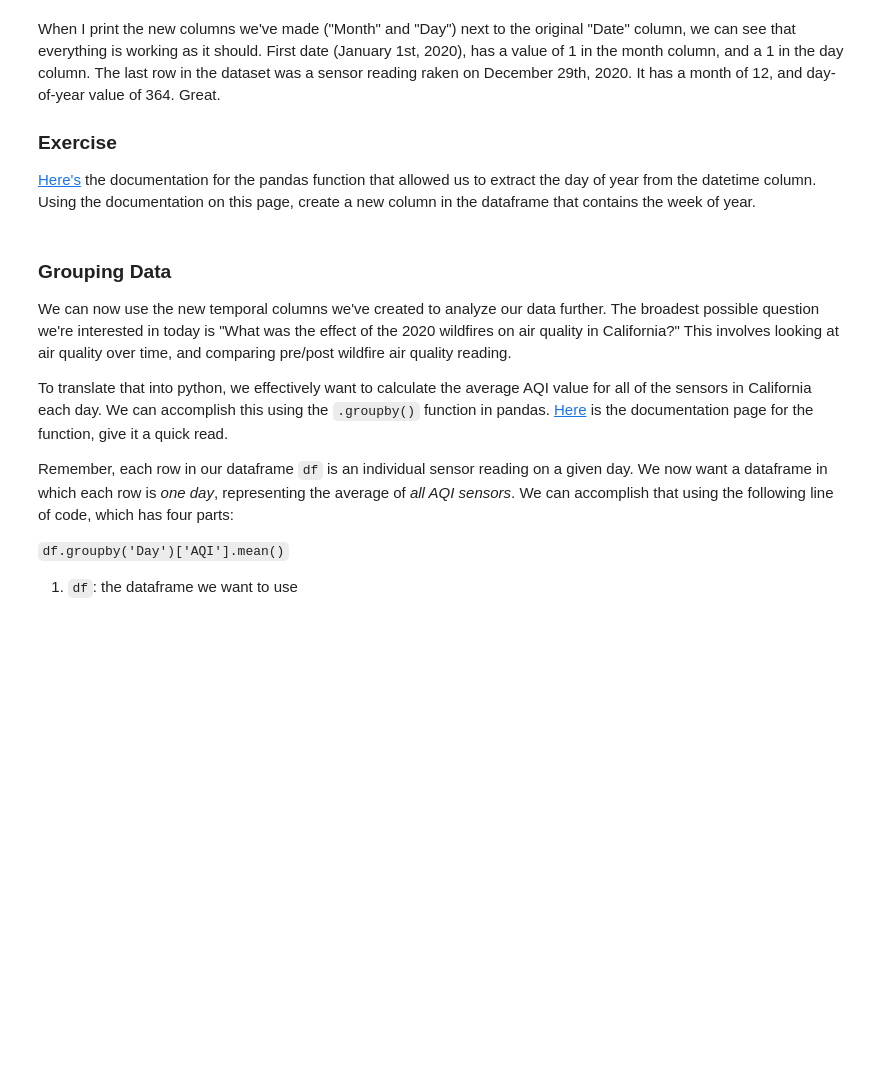
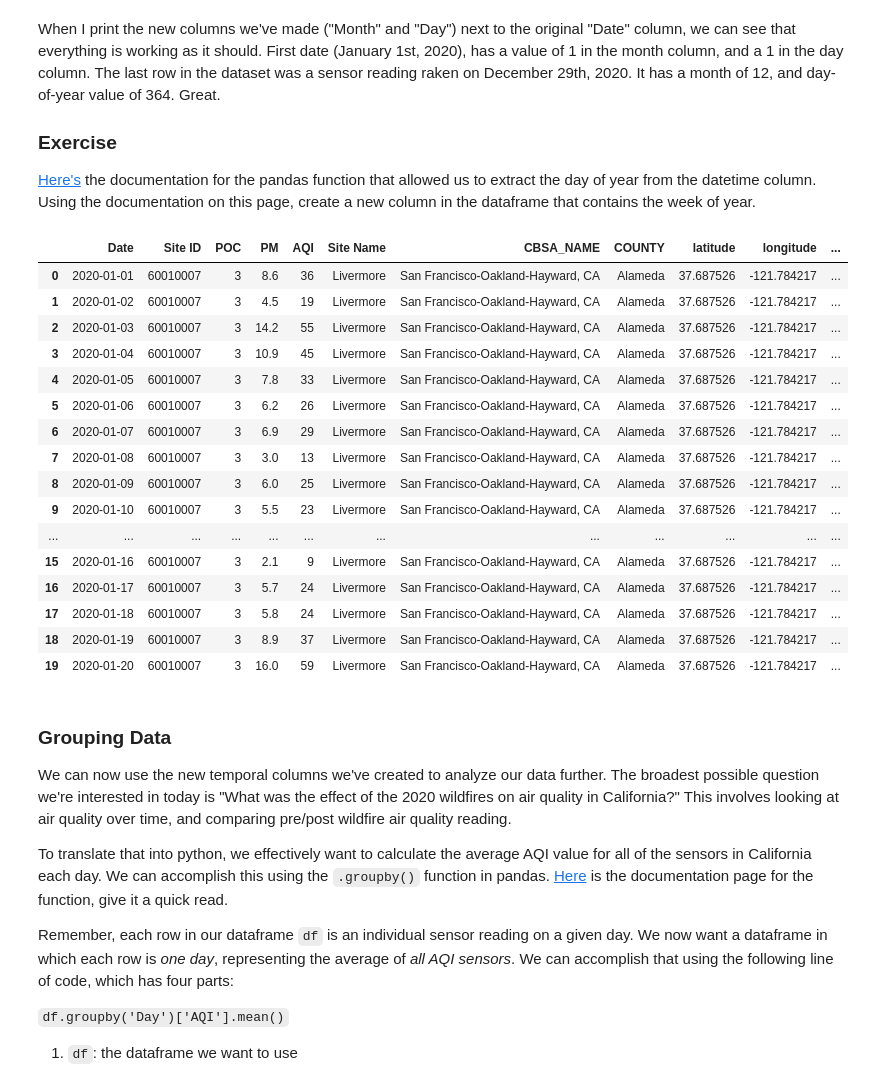
Before and after one commit to Jinyang920/QM2, a Jupyter notebook: notebooks/W03. Spatial Data.ipynb, the cells around one changed output. Saved outputs shown, nothing was run; the diff lists cells and outputs as text; code cells hidden in the pictures; blank space fills up the shorter version.

```diff
--- a/notebooks/W03. Spatial Data.ipynb
+++ b/notebooks/W03. Spatial Data.ipynb
@@ -112,10 +112,30 @@ When I print the new columns we've made ("Month" and "Day") next to the original
 
 [Here's](https://pandas.pydata.org/docs/reference/api/pandas.Series.dt.dayofyear.html) the documentation for the pandas function that allowed us to extract the day of year from the datetime column. Using the documentation on this page, create a new column in the dataframe that contains the week of year.
 # %%
-df["Week"] = df['Date'].dt.weekday
-df["Week"] = df["Day"] / 7
-df["Week"] = df["Week"].apply(np.floor)
+df["Week"] = (df["Day"] + 1)/7
+df["Week"] = np.floor(df["Week"])
 df["Week"] = df["Week"] + 1
+df["Week2"] = df['Date'].dt.weekday
+# %%
+df.head(20)
+# %% [output]
+|  | Date | Site ID | POC | PM | AQI | Site Name | CBSA_NAME | COUNTY | latitude | longitude | ... |
+| 0 | 2020-01-01 | 60010007 | 3 | 8.6 | 36 | Livermore | San Francisco-Oakland-Hayward, CA | Alameda | 37.687526 | -121.784217 | ... |
+| 1 | 2020-01-02 | 60010007 | 3 | 4.5 | 19 | Livermore | San Francisco-Oakland-Hayward, CA | Alameda | 37.687526 | -121.784217 | ... |
+| 2 | 2020-01-03 | 60010007 | 3 | 14.2 | 55 | Livermore | San Francisco-Oakland-Hayward, CA | Alameda | 37.687526 | -121.784217 | ... |
+| 3 | 2020-01-04 | 60010007 | 3 | 10.9 | 45 | Livermore | San Francisco-Oakland-Hayward, CA | Alameda | 37.687526 | -121.784217 | ... |
+| 4 | 2020-01-05 | 60010007 | 3 | 7.8 | 33 | Livermore | San Francisco-Oakland-Hayward, CA | Alameda | 37.687526 | -121.784217 | ... |
+| 5 | 2020-01-06 | 60010007 | 3 | 6.2 | 26 | Livermore | San Francisco-Oakland-Hayward, CA | Alameda | 37.687526 | -121.784217 | ... |
+| 6 | 2020-01-07 | 60010007 | 3 | 6.9 | 29 | Livermore | San Francisco-Oakland-Hayward, CA | Alameda | 37.687526 | -121.784217 | ... |
+| 7 | 2020-01-08 | 60010007 | 3 | 3.0 | 13 | Livermore | San Francisco-Oakland-Hayward, CA | Alameda | 37.687526 | -121.784217 | ... |
+| 8 | 2020-01-09 | 60010007 | 3 | 6.0 | 25 | Livermore | San Francisco-Oakland-Hayward, CA | Alameda | 37.687526 | -121.784217 | ... |
+| 9 | 2020-01-10 | 60010007 | 3 | 5.5 | 23 | Livermore | San Francisco-Oakland-Hayward, CA | Alameda | 37.687526 | -121.784217 | ... |
+| ... | ... | ... | ... | ... | ... | ... | ... | ... | ... | ... | ... |
+| 15 | 2020-01-16 | 60010007 | 3 | 2.1 | 9 | Livermore | San Francisco-Oakland-Hayward, CA | Alameda | 37.687526 | -121.784217 | ... |
+| 16 | 2020-01-17 | 60010007 | 3 | 5.7 | 24 | Livermore | San Francisco-Oakland-Hayward, CA | Alameda | 37.687526 | -121.784217 | ... |
+| 17 | 2020-01-18 | 60010007 | 3 | 5.8 | 24 | Livermore | San Francisco-Oakland-Hayward, CA | Alameda | 37.687526 | -121.784217 | ... |
+| 18 | 2020-01-19 | 60010007 | 3 | 8.9 | 37 | Livermore | San Francisco-Oakland-Hayward, CA | Alameda | 37.687526 | -121.784217 | ... |
+| 19 | 2020-01-20 | 60010007 | 3 | 16.0 | 59 | Livermore | San Francisco-Oakland-Hayward, CA | Alameda | 37.687526 | -121.784217 | ... |
 # %% [markdown]
 ### Grouping Data
 
```
